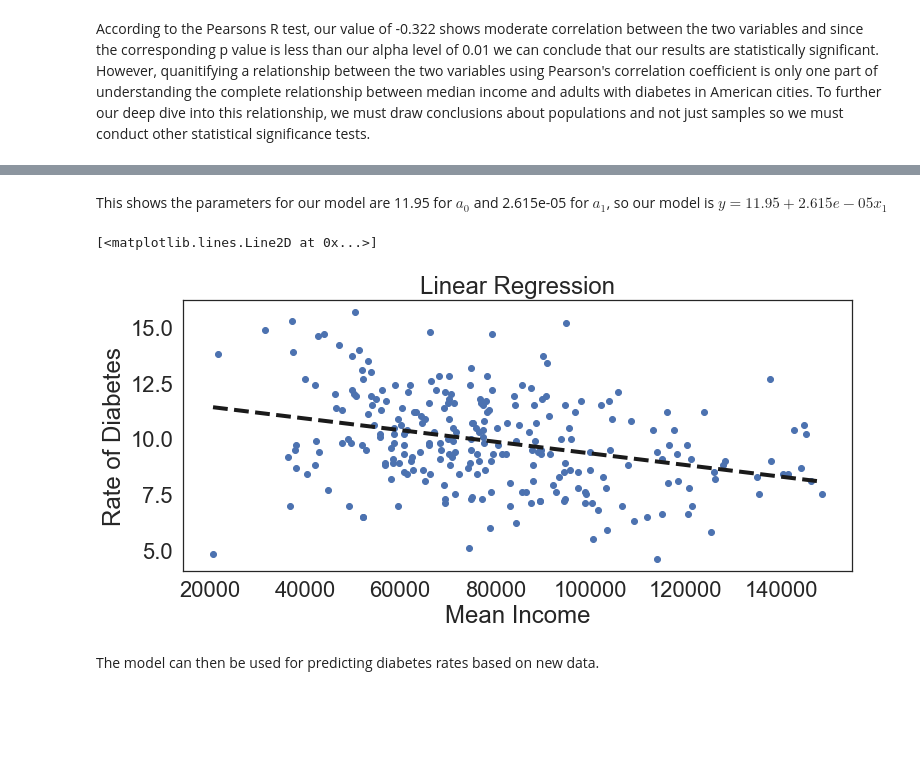
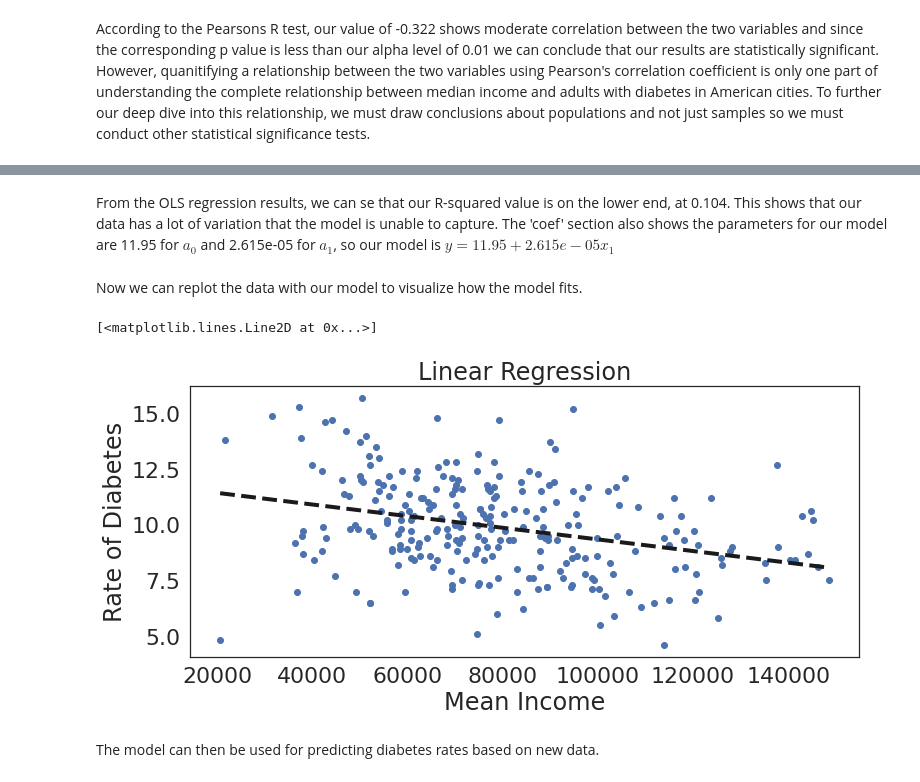
Before and after one commit to sim-anna/COGS108-Group_026-Wi23, a Jupyter notebook: FinalProjectGroup_026-Wi23.ipynb, the cells around one changed output, grey strips where cells are left out. Saved outputs shown, nothing was run; the diff lists cells and outputs as text; code cells hidden in the pictures; blank space fills up the shorter version.

```diff
--- a/FinalProjectGroup_026-Wi23.ipynb
+++ b/FinalProjectGroup_026-Wi23.ipynb
@@ -532,20 +466,22 @@ Notes:
 [2] The condition number is large, 2.68e+05. This might indicate that there are
 strong multicollinearity or other numerical problems.
 # %% [markdown]
-This shows the parameters for our model are 11.95 for $a_{0}$ and 2.615e-05 for $a_{1}$, so our model is $y = 11.95 + 2.615e-05x_{1}$
+From the OLS regression results, we can se that our R-squared value is on the lower end, at 0.104. This shows that our data has a lot of variation that the model is unable to capture. The 'coef' section also shows the parameters for our model are 11.95 for $a_{0}$ and 2.615e-05 for $a_{1}$, so our model is $y = 11.95 + 2.615e-05x_{1}$
+# %% [markdown]
+Now we can replot the data with our model to visualize how the model fits.
 # %%
 #replotting the data
 plt.scatter(df['Mean'].values, df['Data_Value'].values)
 plt.xlabel("Mean Income")
 plt.ylabel("Rate of Diabetes")
 plt.title('Linear Regression')
 # Generate and plot the model fit line
 xs = np.arange(df['Mean'].min(), df['Mean'].max())
 ys = 11.9565 + -2.615e-05 * xs
-plt.plot(xs, ys, '--k', linewidth=4, label='Model')
+plt.plot(xs, ys, '--k', linewidth=4)
 # %% [output]
 [<matplotlib.lines.Line2D at 0x...>]
-[figure, old version]
+[figure, new version]
 # %% [markdown]
 The model can then be used for predicting diabetes rates based on new data.
 # %% [markdown]
```
Also changed, not shown: parts of 38 cells of this notebook.
